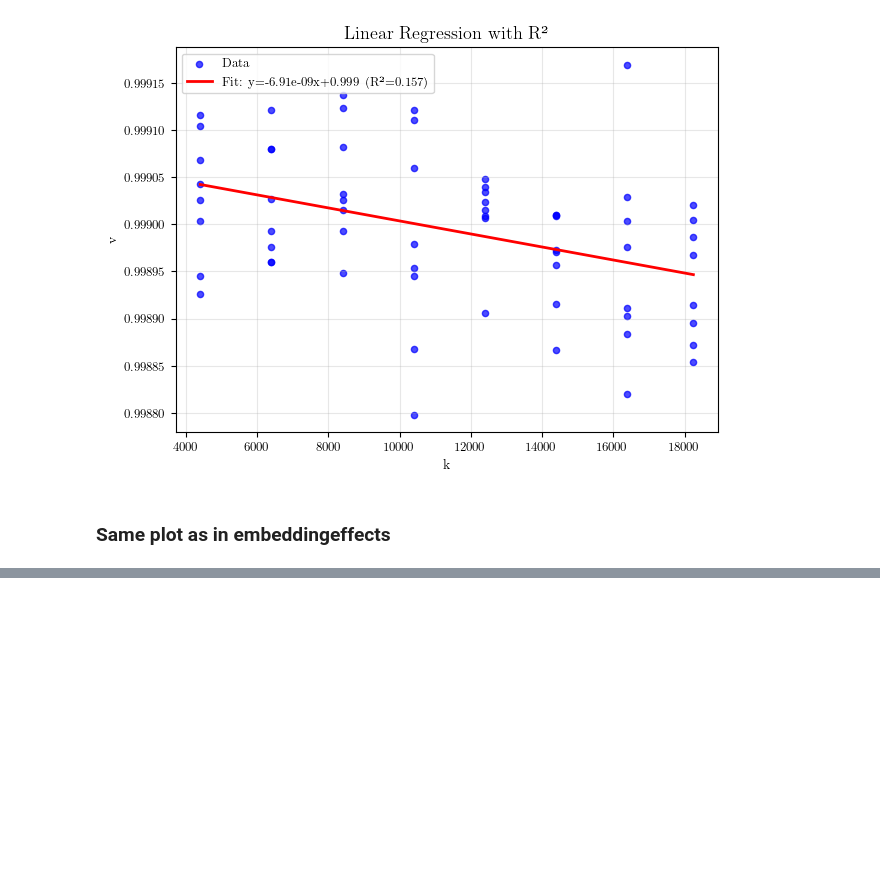
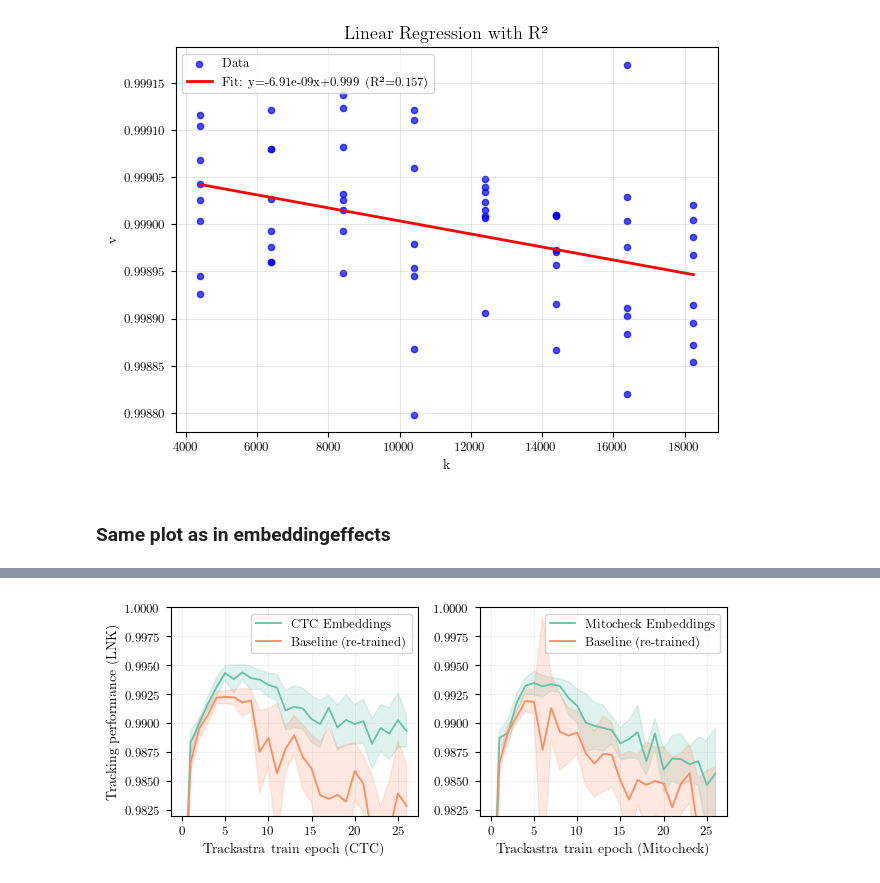
Before and after one commit to MIDL26-Short-Tracking/figures, a Jupyter notebook: appendix/bc_compute_study/b_transfer-learning.ipynb, the cells around one changed output, grey strips where cells are left out. Drawn from its saved outputs; the diff is of its cells as text; code cells hidden in the pictures; blank space fills up the shorter version.

```diff
--- a/appendix/bc_compute_study/b_transfer-learning.ipynb
+++ b/appendix/bc_compute_study/b_transfer-learning.ipynb
@@ -383,0 +385,41 @@ plt.savefig("b_pretraining_transfer.pdf")
+# %%
+fig, ax = plt.subplots(1, 2, figsize=set_size(fraction=1, subplots=(1, 1.3)))
+
+def plot_mean_shaded(ax, data, color, label, maxlen=None):
+    arr = np.array([d[:maxlen] for d in data])
+    mean = arr.mean(axis=0)
+    std  = arr.std(axis=0)
+    x = np.arange(len(mean))
+
+    ax.plot(x, mean, color=color, label=label, linewidth=1.3)
+    ax.fill_between(x, mean - std, mean + std, color=color, alpha=0.20)
+
+plot_mean_shaded(ax[1], withs, ca, "Mitocheck Embeddings", maxlen=30)
+plot_mean_shaded(ax[1], withouts, cb, "Baseline (re-trained)", maxlen=30)
+ax[1].set_ylim(0.982, 1.0)
+ax[1].set_xlabel("Trackastra train epoch (Mitocheck)")
+ax[0].set_ylabel("Tracking performance (LNK)")
+
+plot_mean_shaded(ax[0], bl_withs, ca, "CTC Embeddings", maxlen=30)
+plot_mean_shaded(ax[0], bl_withouts, cb, "Baseline (re-trained)", maxlen=30)
+ax[0].set_ylim(0.982, 1.0)
+ax[0].set_xlabel("Trackastra train epoch (CTC)")
+
+for a in ax:
+    a.grid(True, linewidth=0.4, alpha=0.25)
+
+
+ax[1].legend(
+    loc="upper right",
+    frameon=True
+)
+
+ax[0].legend(
+    loc="upper right",
+    frameon=True
+)
+
+fig.tight_layout(rect=[0, 0, 1, 0.92])
+fig.savefig("FINAL_b_pretraining_transfer.pdf", bbox_inches="tight")
+# %% [output]
+[figure, added]
```
Also changed, not shown: parts of 2 cells of this notebook, 2 other files.
